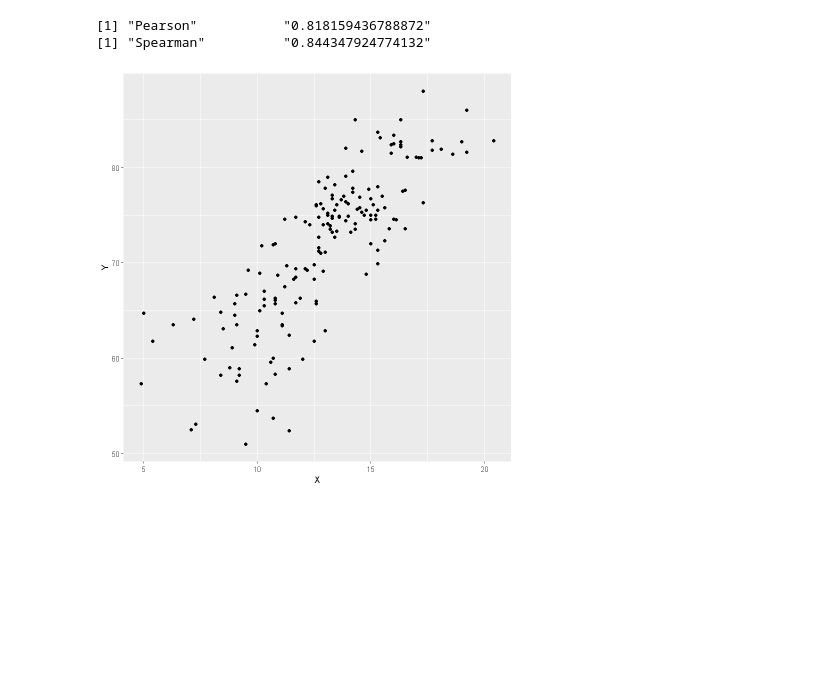
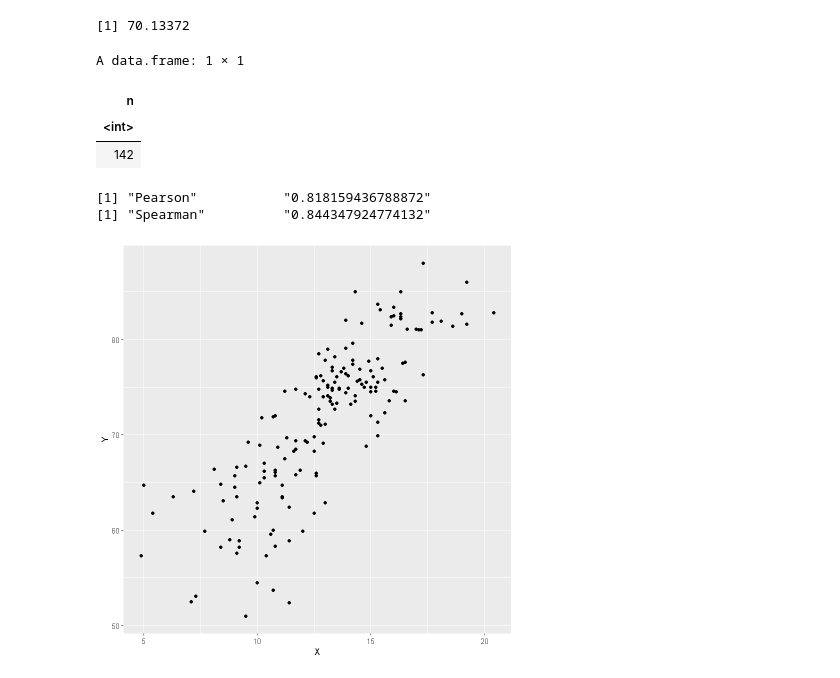
Before and after one commit to HalasTomasz/Kaszcz, a Jupyter notebook: Raport/Malec.ipynb, the cells around one changed output. Saved outputs shown, nothing was run; the diff lists cells and outputs as text; code cells hidden in the pictures; blank space fills up the shorter version.

```diff
--- a/Raport/Malec.ipynb
+++ b/Raport/Malec.ipynb
@@ -41,6 +41,16 @@ data2015 <- data %>% filter(year == 2015)
 data_filtered <- data2015 %>% filter(!is.na(schooling) & !is.na(life_expectancy))
 X <- data_filtered$schooling
 Y <- data_filtered$life_expectancy
+# %%
+df <- data2015 %>% filter(!is.na(schooling) & !is.na(life_expectancy) & !is.na(population))
+sum(df$life_expectancy * df$population) / sum(df$population)
+df %>% count()
+# %% [output]
+[1] 70.13372
+A data.frame: 1 × 1
+| n |
+| <int> |
+| 142 |
 # %%
 analysis(X, Y)
 # %% [output]
```
Also changed, not shown: 1 other file.
